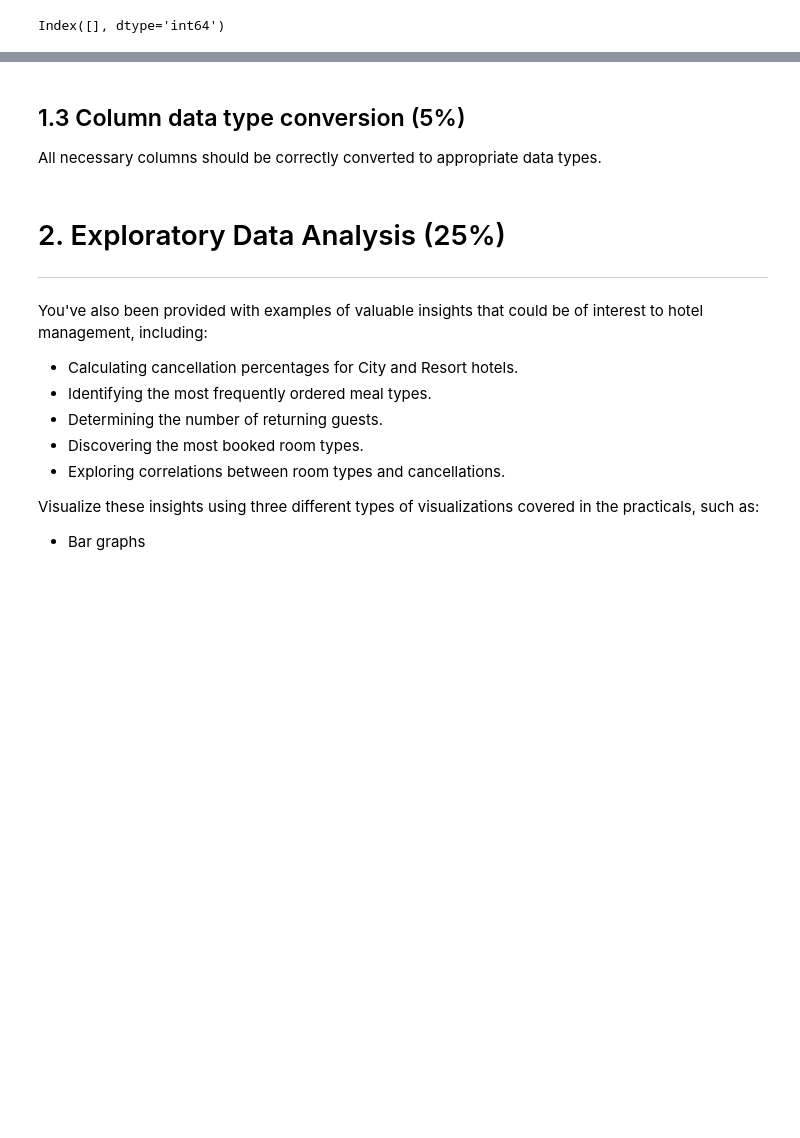
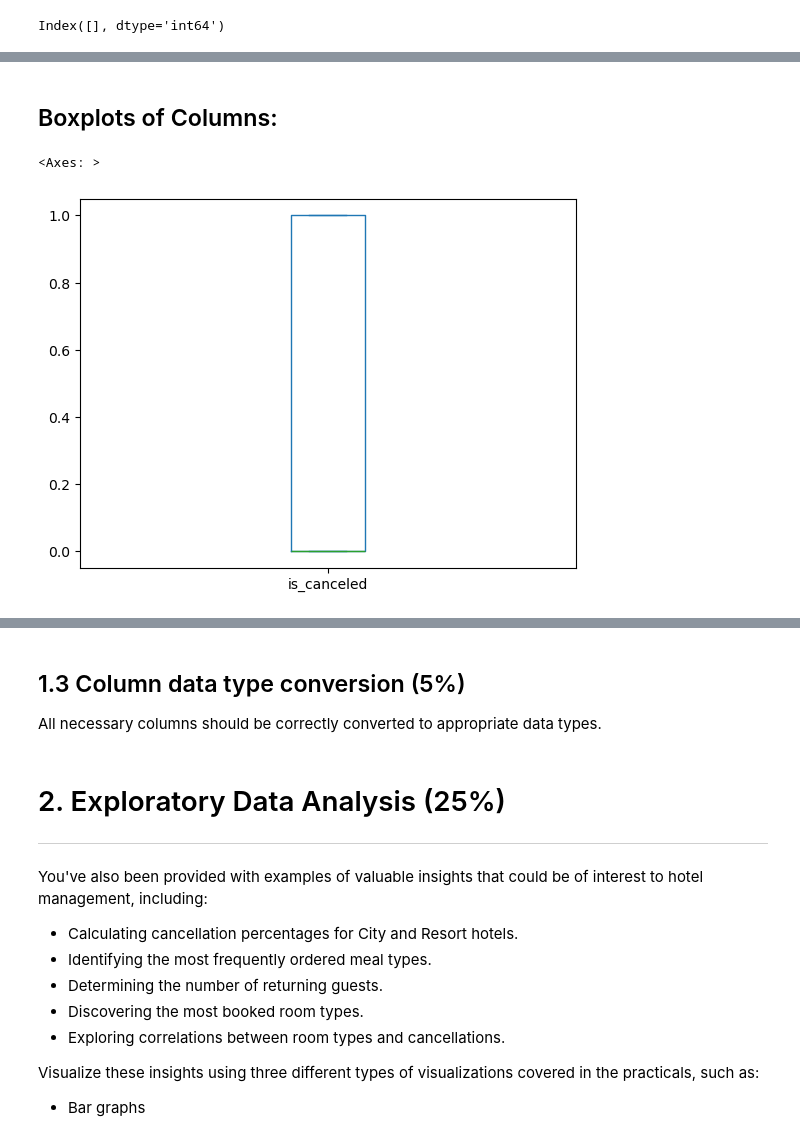
Before and after one commit to aliasim786/Data-Driven-AI, a Jupyter notebook: Assignments/Coursework1_template_new1.ipynb, the cells around one changed output, grey strips where cells are left out. Drawn from its saved outputs; the diff is of its cells as text; code cells hidden in the pictures; blank space fills up the shorter version.

```diff
--- a/Assignments/Coursework1_template_new1.ipynb
+++ b/Assignments/Coursework1_template_new1.ipynb
@@ -258,0 +254,2 @@ Index([], dtype='int64')
+# %%
+fulldata = fulldata.drop(fulldata[(fulldata['stays_in_weekend_nights']== 0) & (fulldata['stays_in_week_nights']== 0)].index)
@@ -258,0 +284,9 @@ Index([], dtype='int64')
+# %% [markdown]
+## Boxplots of Columns:
+# %%
+#is_canceled column:
+
+fulldata.plot(y=['is_canceled'], kind='box')
+# %% [output]
+<Axes: >
+[figure, added]
```
Also changed, not shown: parts of 31 cells of this notebook.
